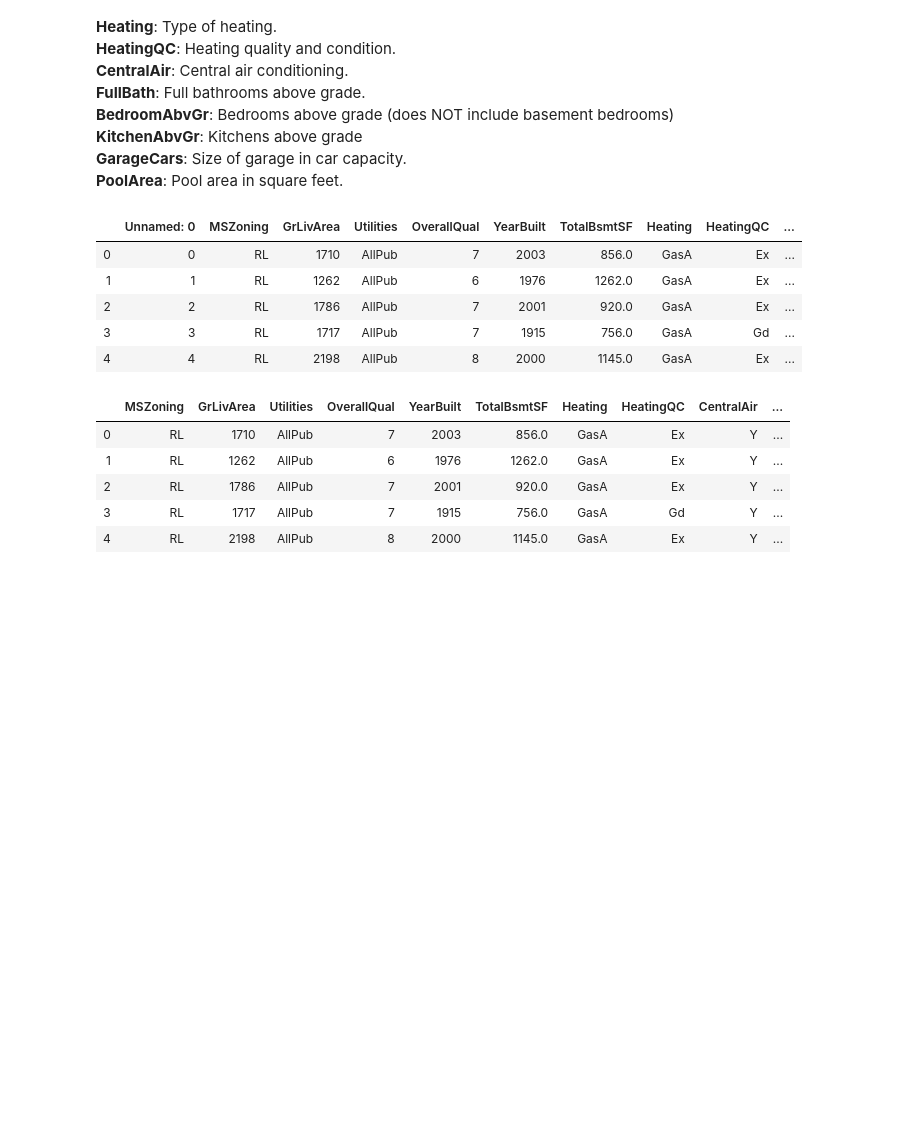
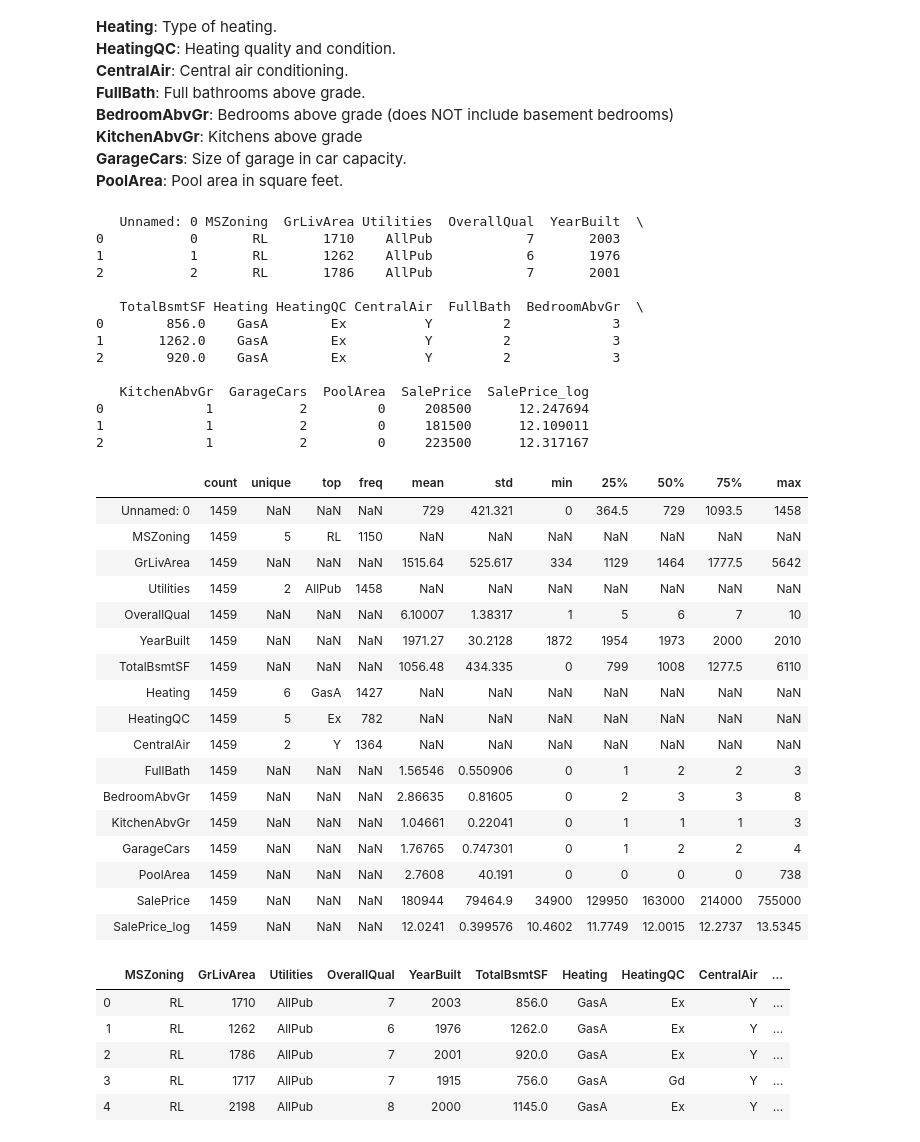
Before and after one commit to sirineBS/DataScience-Funda, a Jupyter notebook: DS-funda-lab1/Lab2-House-prediction-LM.ipynb, the cells around one changed output. Saved outputs shown, nothing was run; the diff lists cells and outputs as text; code cells hidden in the pictures; blank space fills up the shorter version.

```diff
--- a/DS-funda-lab1/Lab2-House-prediction-LM.ipynb
+++ b/DS-funda-lab1/Lab2-House-prediction-LM.ipynb
@@ -47,16 +47,46 @@ from sklearn.model_selection import GridSearchCV
 <br>**PoolArea**: Pool area in square feet.
 # %%
 # !!!Always check the data you are loading!!! when saving the csv file, use the option  index = False if needed.
-house_price_data = pd.read_csv("/dbfs/FileStore/house_price_data_cleaned.csv")
-# house_price_data = pd.read_csv("data/house_price_data_cleaned.csv")
-house_price_data.head()
+house_price_data = pd.read_csv("data/house_price_data_cleaned.csv")
+
+# house_price_data = pd.read_csv("/dbfs/FileStore/house_price_data_cleaned.csv")
+
+print(house_price_data.head(3))
+
+house_price_data.describe(include = "all").T
 # %% [output]
+   Unnamed: 0 MSZoning  GrLivArea Utilities  OverallQual  YearBuilt  \
+0           0       RL       1710    AllPub            7       2003
+1           1       RL       1262    AllPub            6       1976
+2           2       RL       1786    AllPub            7       2001
+
+   TotalBsmtSF Heating HeatingQC CentralAir  FullBath  BedroomAbvGr  \
+0        856.0    GasA        Ex          Y         2             3
+1       1262.0    GasA        Ex          Y         2             3
+2        920.0    GasA        Ex          Y         2             3
+
+   KitchenAbvGr  GarageCars  PoolArea  SalePrice  SalePrice_log
+0             1           2         0     208500      12.247694
+1             1           2         0     181500      12.109011
+2             1           2         0     223500      12.317167
-|  | Unnamed: 0 | MSZoning | GrLivArea | Utilities | OverallQual | YearBuilt | TotalBsmtSF | Heating | HeatingQC | ... |
-| 0 | 0 | RL | 1710 | AllPub | 7 | 2003 | 856.0 | GasA | Ex | ... |
-| 1 | 1 | RL | 1262 | AllPub | 6 | 1976 | 1262.0 | GasA | Ex | ... |
-| 2 | 2 | RL | 1786 | AllPub | 7 | 2001 | 920.0 | GasA | Ex | ... |
-| 3 | 3 | RL | 1717 | AllPub | 7 | 1915 | 756.0 | GasA | Gd | ... |
-| 4 | 4 | RL | 2198 | AllPub | 8 | 2000 | 1145.0 | GasA | Ex | ... |
+|  | count | unique | top | freq | mean | std | min | 25% | 50% | 75% | max |
+| Unnamed: 0 | 1459 | NaN | NaN | NaN | 729 | 421.321 | 0 | 364.5 | 729 | 1093.5 | 1458 |
+| MSZoning | 1459 | 5 | RL | 1150 | NaN | NaN | NaN | NaN | NaN | NaN | NaN |
+| GrLivArea | 1459 | NaN | NaN | NaN | 1515.64 | 525.617 | 334 | 1129 | 1464 | 1777.5 | 5642 |
+| Utilities | 1459 | 2 | AllPub | 1458 | NaN | NaN | NaN | NaN | NaN | NaN | NaN |
+| OverallQual | 1459 | NaN | NaN | NaN | 6.10007 | 1.38317 | 1 | 5 | 6 | 7 | 10 |
+| YearBuilt | 1459 | NaN | NaN | NaN | 1971.27 | 30.2128 | 1872 | 1954 | 1973 | 2000 | 2010 |
+| TotalBsmtSF | 1459 | NaN | NaN | NaN | 1056.48 | 434.335 | 0 | 799 | 1008 | 1277.5 | 6110 |
+| Heating | 1459 | 6 | GasA | 1427 | NaN | NaN | NaN | NaN | NaN | NaN | NaN |
+| HeatingQC | 1459 | 5 | Ex | 782 | NaN | NaN | NaN | NaN | NaN | NaN | NaN |
+| CentralAir | 1459 | 2 | Y | 1364 | NaN | NaN | NaN | NaN | NaN | NaN | NaN |
+| FullBath | 1459 | NaN | NaN | NaN | 1.56546 | 0.550906 | 0 | 1 | 2 | 2 | 3 |
+| BedroomAbvGr | 1459 | NaN | NaN | NaN | 2.86635 | 0.81605 | 0 | 2 | 3 | 3 | 8 |
+| KitchenAbvGr | 1459 | NaN | NaN | NaN | 1.04661 | 0.22041 | 0 | 1 | 1 | 1 | 3 |
+| GarageCars | 1459 | NaN | NaN | NaN | 1.76765 | 0.747301 | 0 | 1 | 2 | 2 | 4 |
+| PoolArea | 1459 | NaN | NaN | NaN | 2.7608 | 40.191 | 0 | 0 | 0 | 0 | 738 |
+| SalePrice | 1459 | NaN | NaN | NaN | 180944 | 79464.9 | 34900 | 129950 | 163000 | 214000 | 755000 |
+| SalePrice_log | 1459 | NaN | NaN | NaN | 12.0241 | 0.399576 | 10.4602 | 11.7749 | 12.0015 | 12.2737 | 13.5345 |
 # %%
 ## Drop the additional variable
 house_price_data.drop(["Unnamed: 0"], axis = 1, inplace = True)
```
Also changed, not shown: parts of 8 cells of this notebook.
